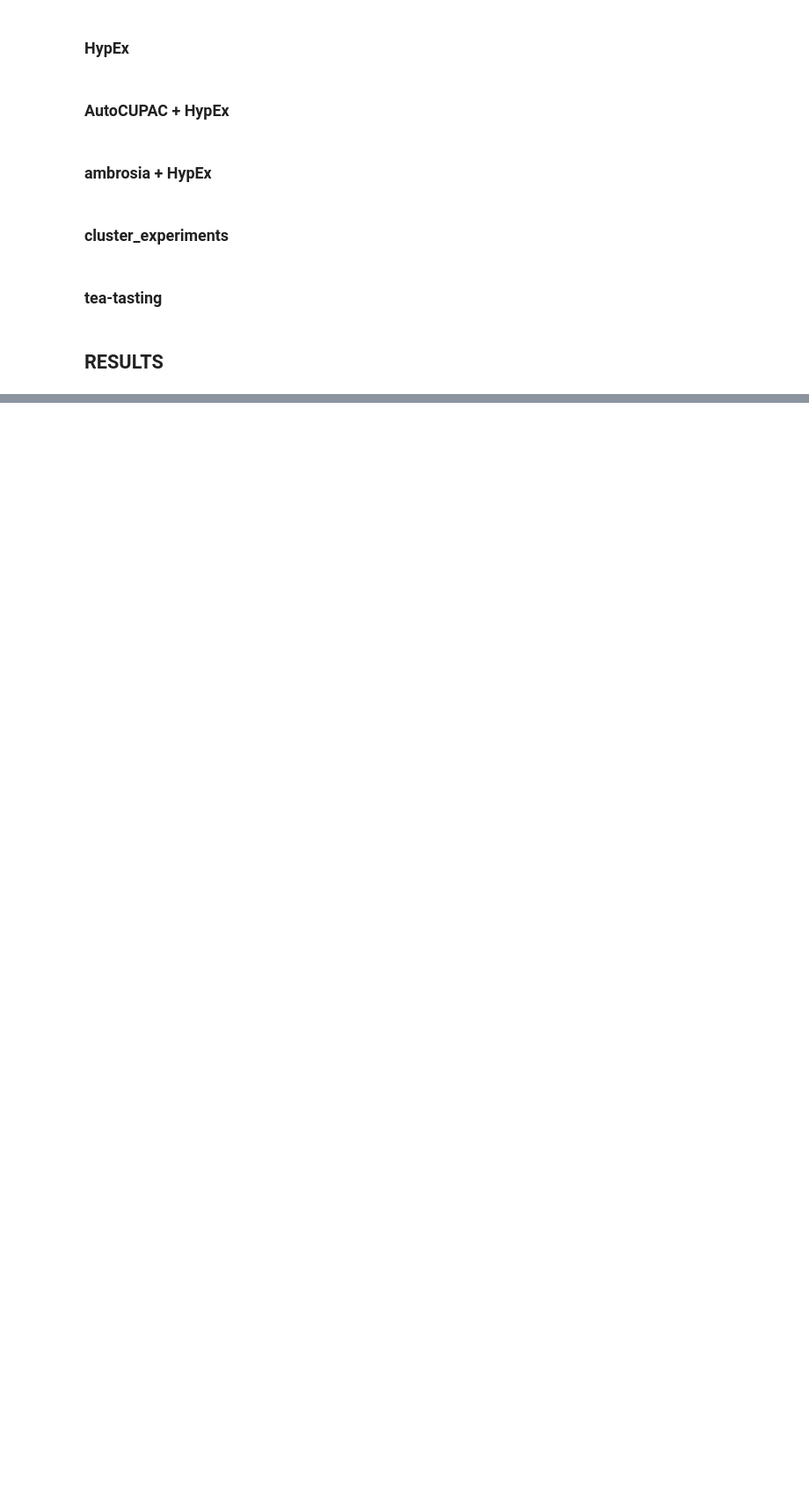
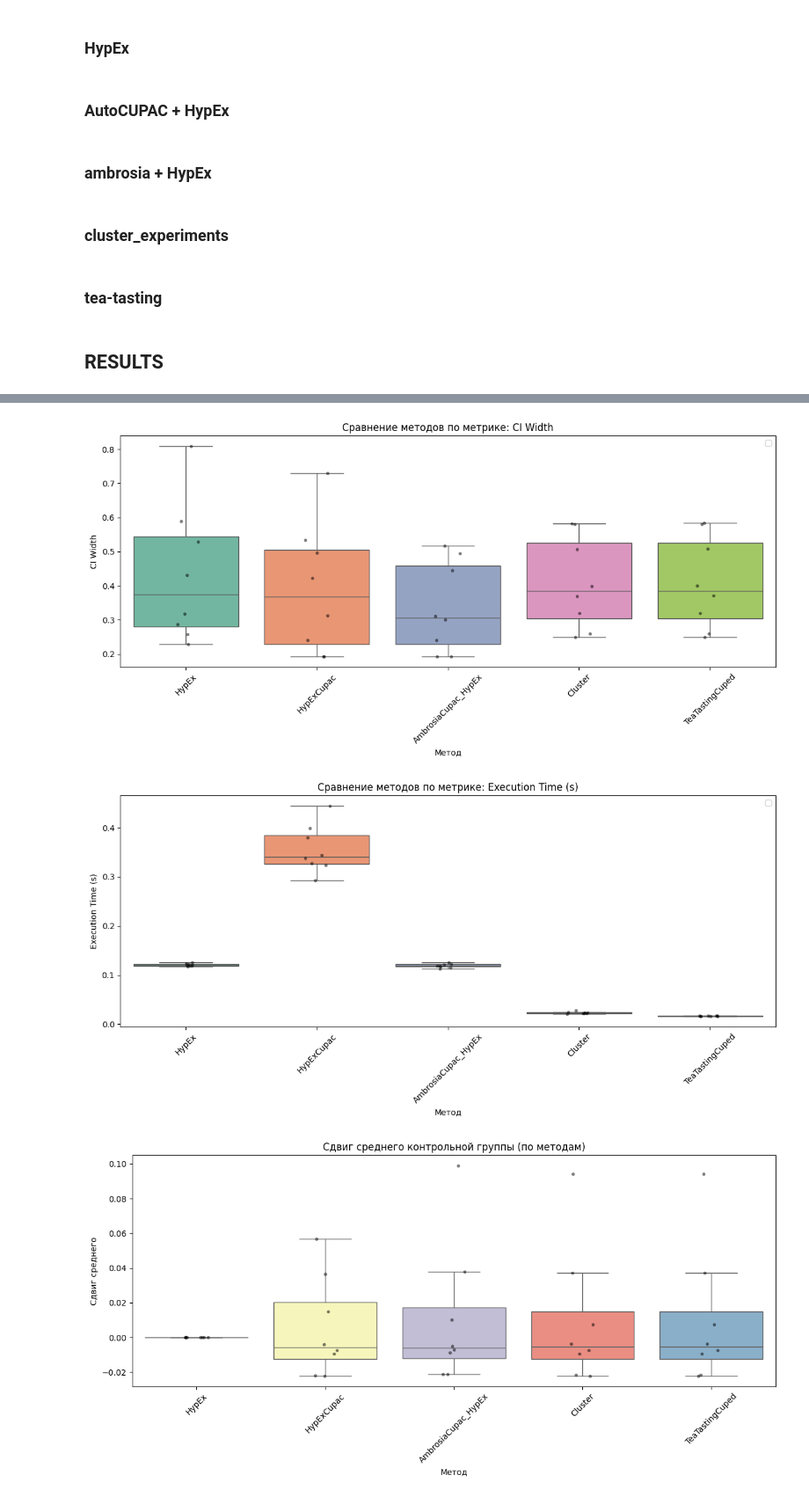
Before and after one commit to Yurashku/VarWar, a Jupyter notebook: R&D.ipynb, the cells around one changed output, grey strips where cells are left out. Shown at 88% size. Saved outputs shown, nothing was run; the diff lists cells and outputs as text; code cells hidden in the pictures; blank space fills up the shorter version.

```diff
--- a/R&D.ipynb
+++ b/R&D.ipynb
@@ -392,0 +551,59 @@ GLOBAL_RESULTS
+# %%
+import pandas as pd
+import matplotlib.pyplot as plt
+import seaborn as sns
+
+df = GLOBAL_RESULTS.copy()
+
+metrics = {
+    "ate ci delt": "CI Width",
+    "execution time (sec)": "Execution Time (s)"
+}
+
+for metric_col, metric_name in metrics.items():
+    plt.figure(figsize=(12, 6))
+
+    sns.boxplot(
+        data=df,
+        x="experiment",
+        y=metric_col,
+        showfliers=False,
+        palette="Set2"
+    )
+
+    sns.stripplot(
+        data=df,
+        x="experiment",
+        y=metric_col,
+        color="black",
+        size=4,
+        alpha=0.5,
+        jitter=True
+    )
+
+    plt.title(f"Сравнение методов по метрике: {metric_name}")
+    plt.xlabel("Метод")
+    plt.ylabel(metric_name)
+    plt.xticks(rotation=45)
+    plt.legend()
+    plt.tight_layout()
+    plt.show()
+
+
+for col, title in {
+    "control means diff": "Сдвиг среднего контрольной группы",
+    "test means diff": "Сдвиг среднего тестовой группы"
+}.items():
+    plt.figure(figsize=(12, 6))
+    sns.boxplot(data=df, x="experiment", y=col, palette="Set3", showfliers=False)
+    sns.stripplot(data=df, x="experiment", y=col, color="black", size=4, alpha=0.5, jitter=True)
+    plt.title(f"{title} (по методам)")
+    plt.xlabel("Метод")
+    plt.ylabel("Сдвиг среднего")
+    plt.xticks(rotation=45)
+    plt.tight_layout()
+    plt.show()
+# %% [output]
+[figure, added]
+[figure, added]
+[figure, added]
```
Also changed, not shown: parts of 21 cells of this notebook.
